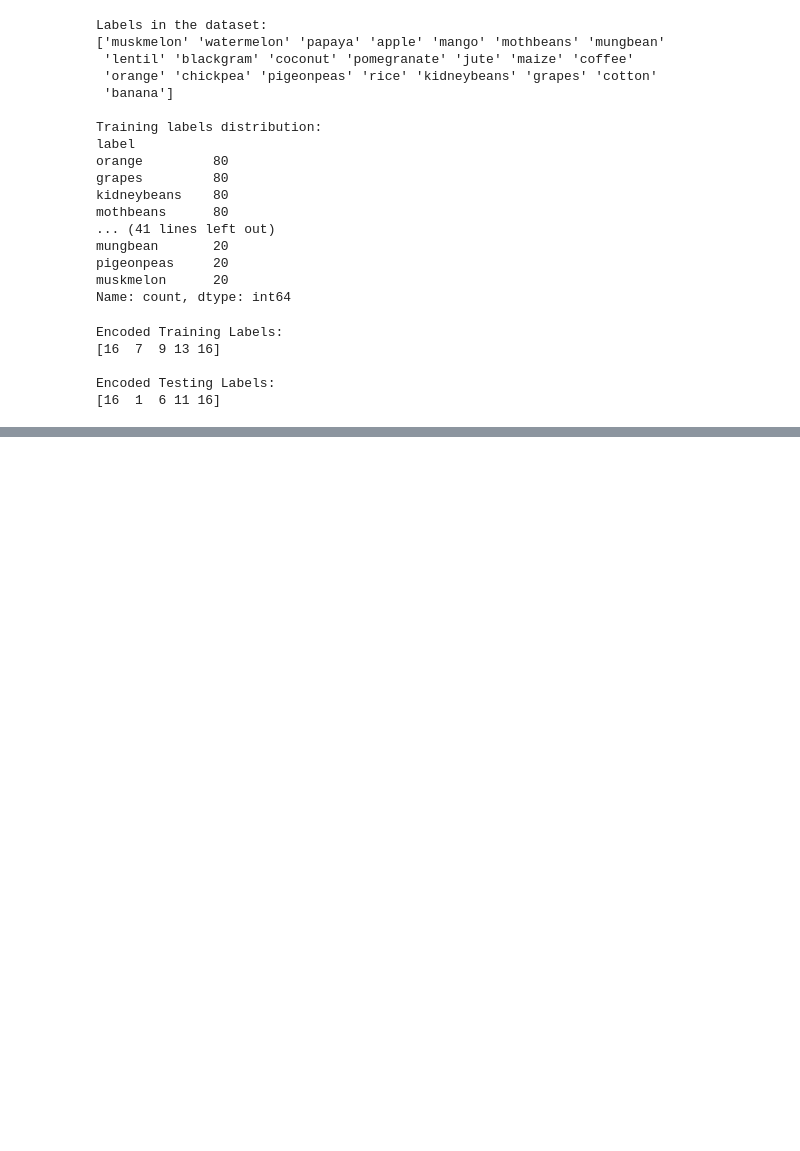
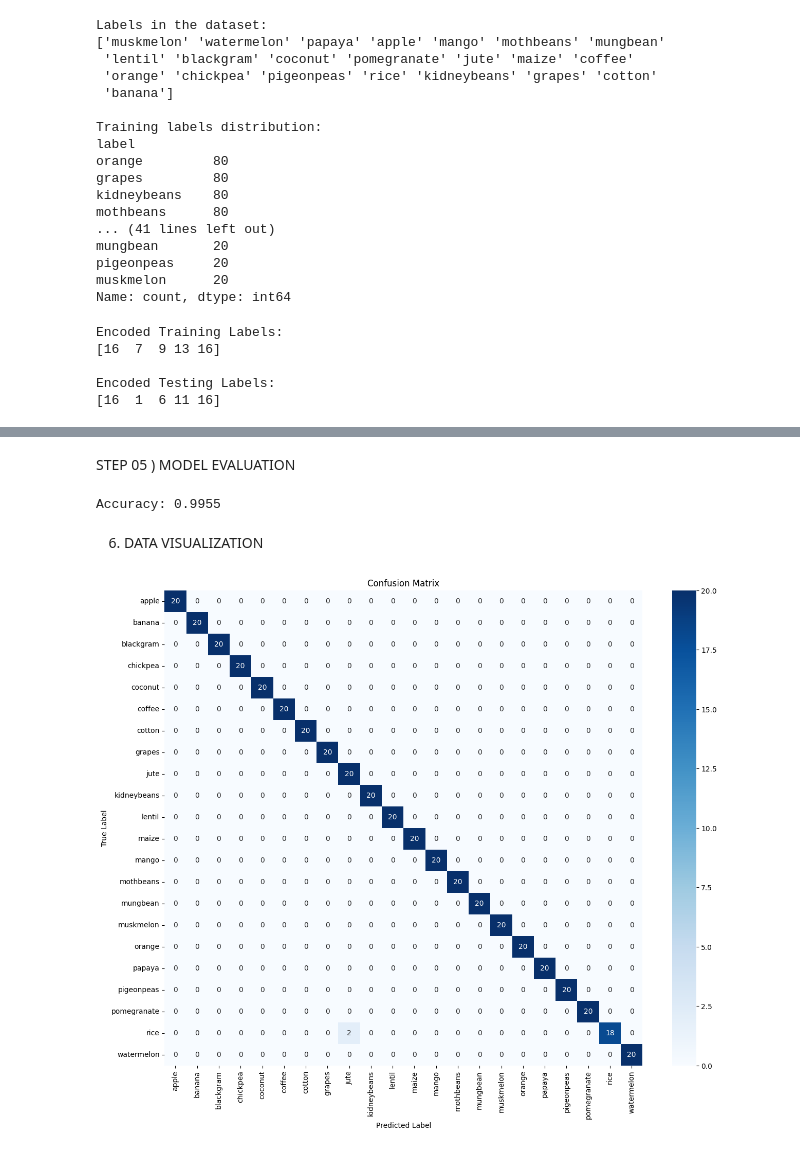
Before and after one commit to 23AD083/MLOPS_INTERNSHIP, a Jupyter notebook: CROP_PREDICTION.ipynb, the cells around one changed output, grey strips where cells are left out. Cells and saved outputs as stored; diff of their text form; code cells hidden in the pictures; blank space fills up the shorter version.

```diff
--- a/CROP_PREDICTION.ipynb
+++ b/CROP_PREDICTION.ipynb
@@ -195,0 +297,41 @@ Encoded Testing Labels:
+# %% [markdown]
+ STEP 05 ) MODEL EVALUATION
+# %%
+
+
+# Make predictions on the test data
+y_pred_encoded = rf_model.predict(X_test)
+
+# Decode the predicted labels back to their original form for better interpretability
+y_pred = le.inverse_transform(y_pred_encoded)
+
+# Evaluate the model
+
+# Accuracy Score
+accuracy = accuracy_score(y_test_encoded, y_pred_encoded)
+print(f"\nAccuracy: {accuracy:.4f}")
+# %% [output]
+Accuracy: 0.9955
+# %% [markdown]
+6) DATA VISUALIZATION
+# %%
+# prompt: code for the simple plot confession matrix
+
+import seaborn as sns
+import matplotlib.pyplot as plt
+
+# Compute the confusion matrix
+cm = confusion_matrix(y_test_encoded, y_pred_encoded)
+
+# Get the unique class labels (sorted to match the order in the confusion matrix)
+class_labels = le.classes_[np.unique(np.concatenate((y_test_encoded, y_pred_encoded)))]
+
+# Plot the confusion matrix
+plt.figure(figsize=(15, 12))
+sns.heatmap(cm, annot=True, fmt="d", cmap="Blues", xticklabels=class_labels, yticklabels=class_labels)
+plt.title('Confusion Matrix')
+plt.xlabel('Predicted Label')
+plt.ylabel('True Label')
+plt.show()
+# %% [output]
+[figure, added]
```
Also changed, not shown: parts of 16 cells of this notebook.
